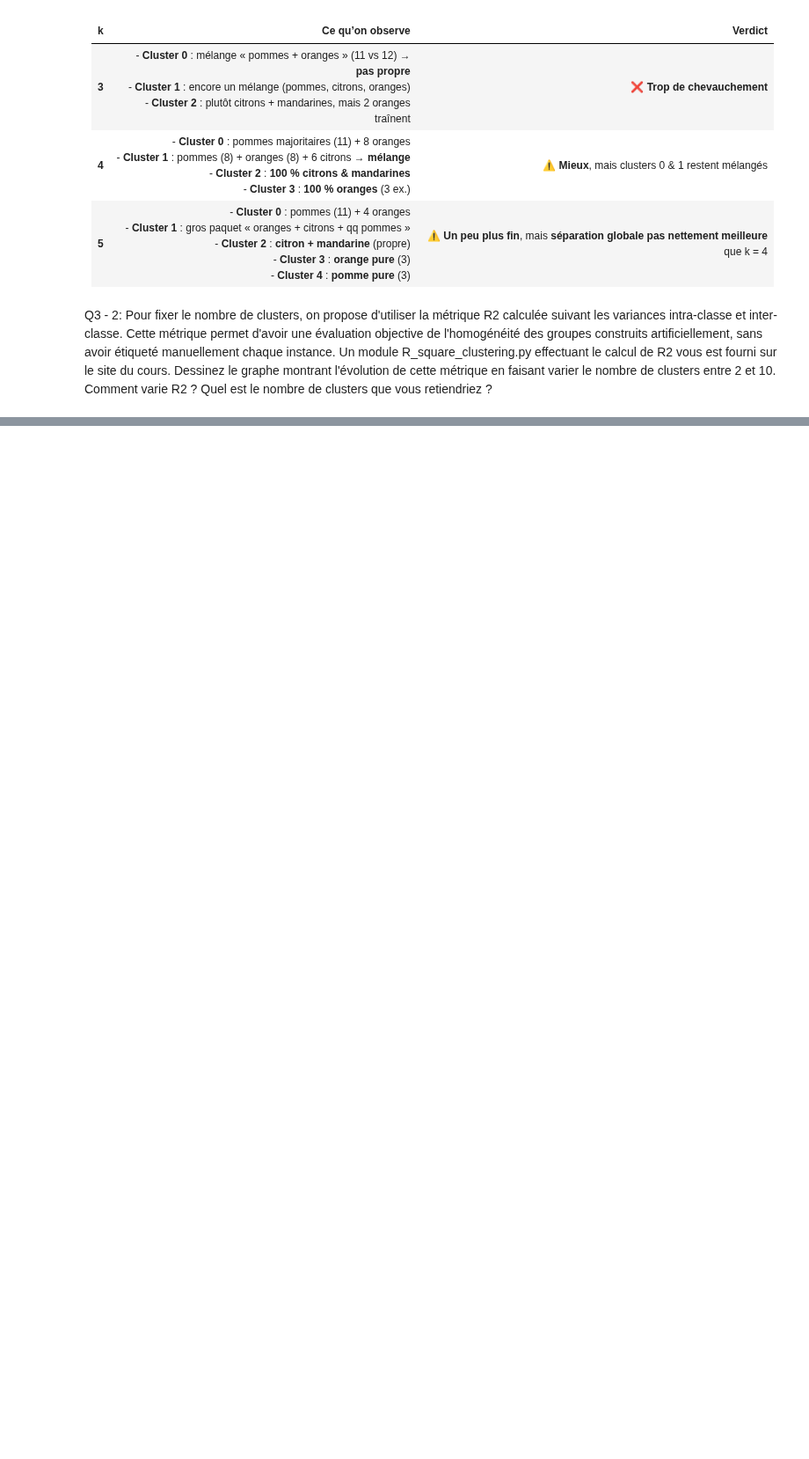
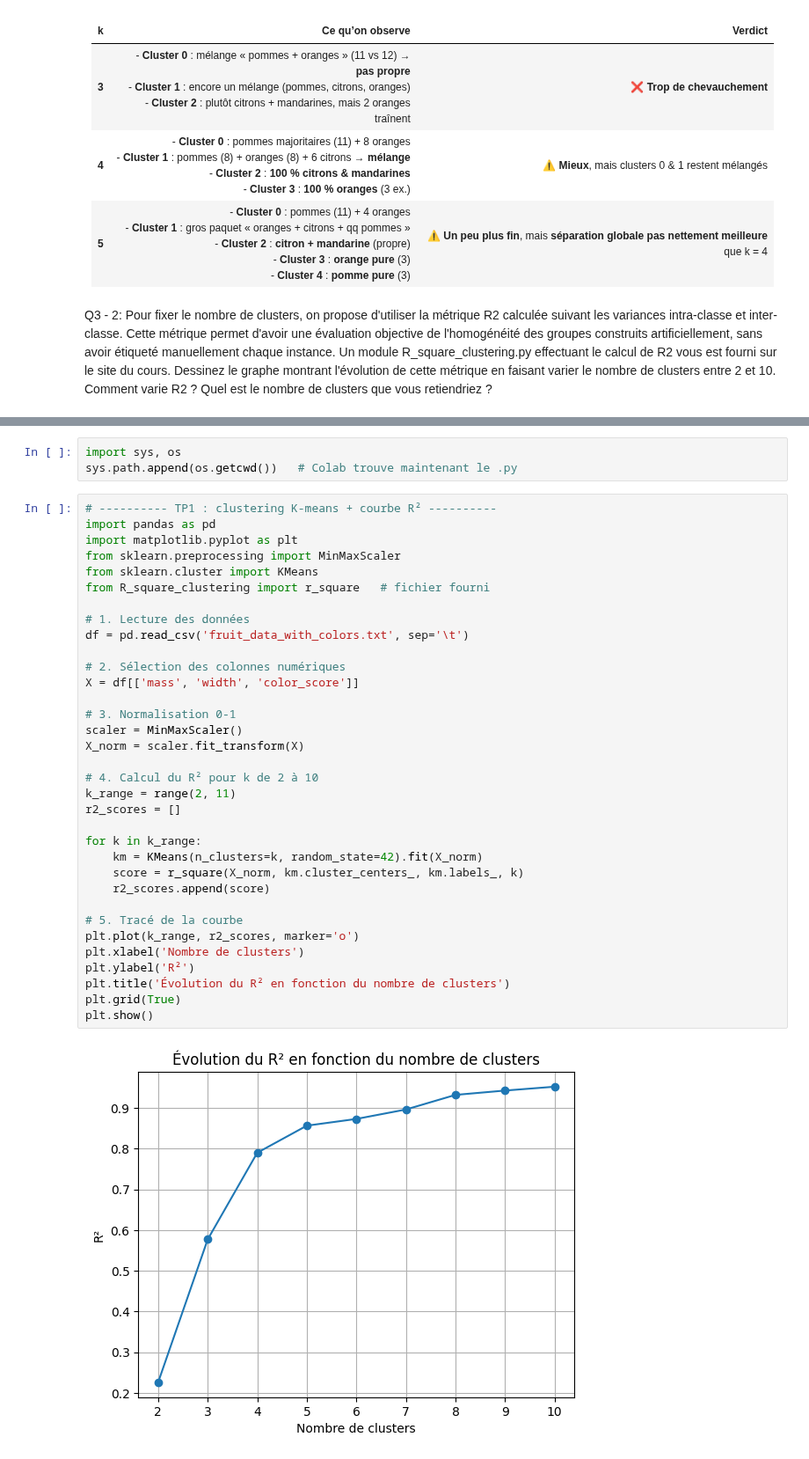
Before and after one commit to olfabre/DataMaining_Master_2, a Jupyter notebook: tp1.ipynb, the cells around one changed output, grey strips where cells are left out. Shown at 88% size. Saved outputs shown, nothing was run; the diff lists cells and outputs as text; blank space fills up the shorter version.

```diff
--- a/tp1.ipynb
+++ b/tp1.ipynb
@@ -318,0 +325,39 @@ vous retiendriez ?
+# %%
+import sys, os
+sys.path.append(os.getcwd())   # Colab trouve maintenant le .py
+# %%
+# ---------- TP1 : clustering K-means + courbe R² ----------
+import pandas as pd
+import matplotlib.pyplot as plt
+from sklearn.preprocessing import MinMaxScaler
+from sklearn.cluster import KMeans
+from R_square_clustering import r_square   # fichier fourni
+
+# 1. Lecture des données
+df = pd.read_csv('fruit_data_with_colors.txt', sep='\t')
+
+# 2. Sélection des colonnes numériques
+X = df[['mass', 'width', 'color_score']]
+
+# 3. Normalisation 0-1
+scaler = MinMaxScaler()
+X_norm = scaler.fit_transform(X)
+
+# 4. Calcul du R² pour k de 2 à 10
+k_range = range(2, 11)
+r2_scores = []
+
+for k in k_range:
+    km = KMeans(n_clusters=k, random_state=42).fit(X_norm)
+    score = r_square(X_norm, km.cluster_centers_, km.labels_, k)
+    r2_scores.append(score)
+
+# 5. Tracé de la courbe
+plt.plot(k_range, r2_scores, marker='o')
+plt.xlabel('Nombre de clusters')
+plt.ylabel('R²')
+plt.title('Évolution du R² en fonction du nombre de clusters')
+plt.grid(True)
+plt.show()
+# %% [output]
+[figure, added]
```
Also changed, not shown: parts of 3 cells of this notebook.
